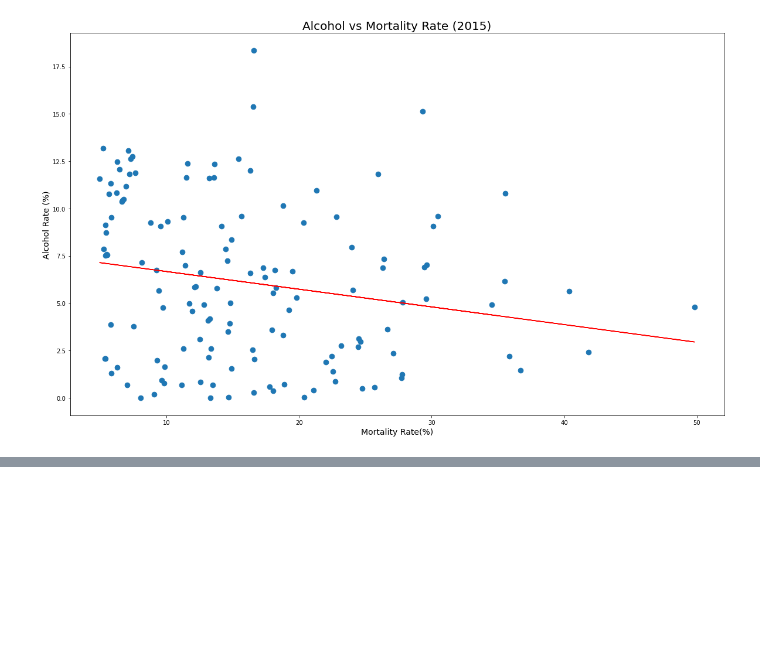
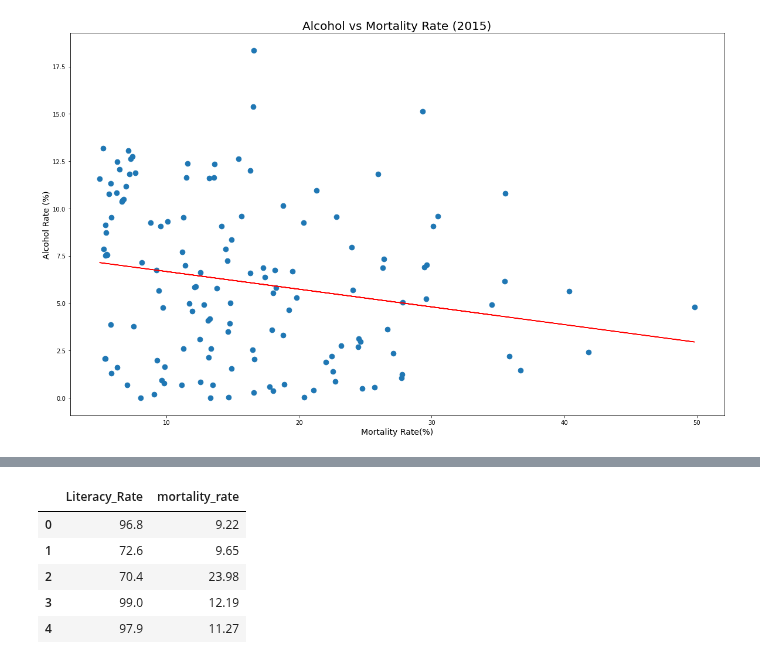
Before and after one commit to StephenDini/Mortality_Predictor, a Jupyter notebook: Graphs.ipynb, the cells around one changed output, grey strips where cells are left out. Saved outputs shown, nothing was run; the diff lists cells and outputs as text; code cells hidden in the pictures; blank space fills up the shorter version.

```diff
--- a/Graphs.ipynb
+++ b/Graphs.ipynb
@@ -63,0 +169,13 @@ plt.savefig("./docs/pictures/Alcohol_vs_mortality.png")
+# %%
+# Filter the DataFrame down only to those columns to chart
+lit_m = df[["Literacy_Rate","mortality_rate"]]
+
+
+lit_m.head()
+# %% [output]
+|  | Literacy_Rate | mortality_rate |
+| 0 | 96.8 | 9.22 |
+| 1 | 72.6 | 9.65 |
+| 2 | 70.4 | 23.98 |
+| 3 | 99.0 | 12.19 |
+| 4 | 97.9 | 11.27 |
```
Also changed, not shown: parts of 10 cells of this notebook, 2 other files.
